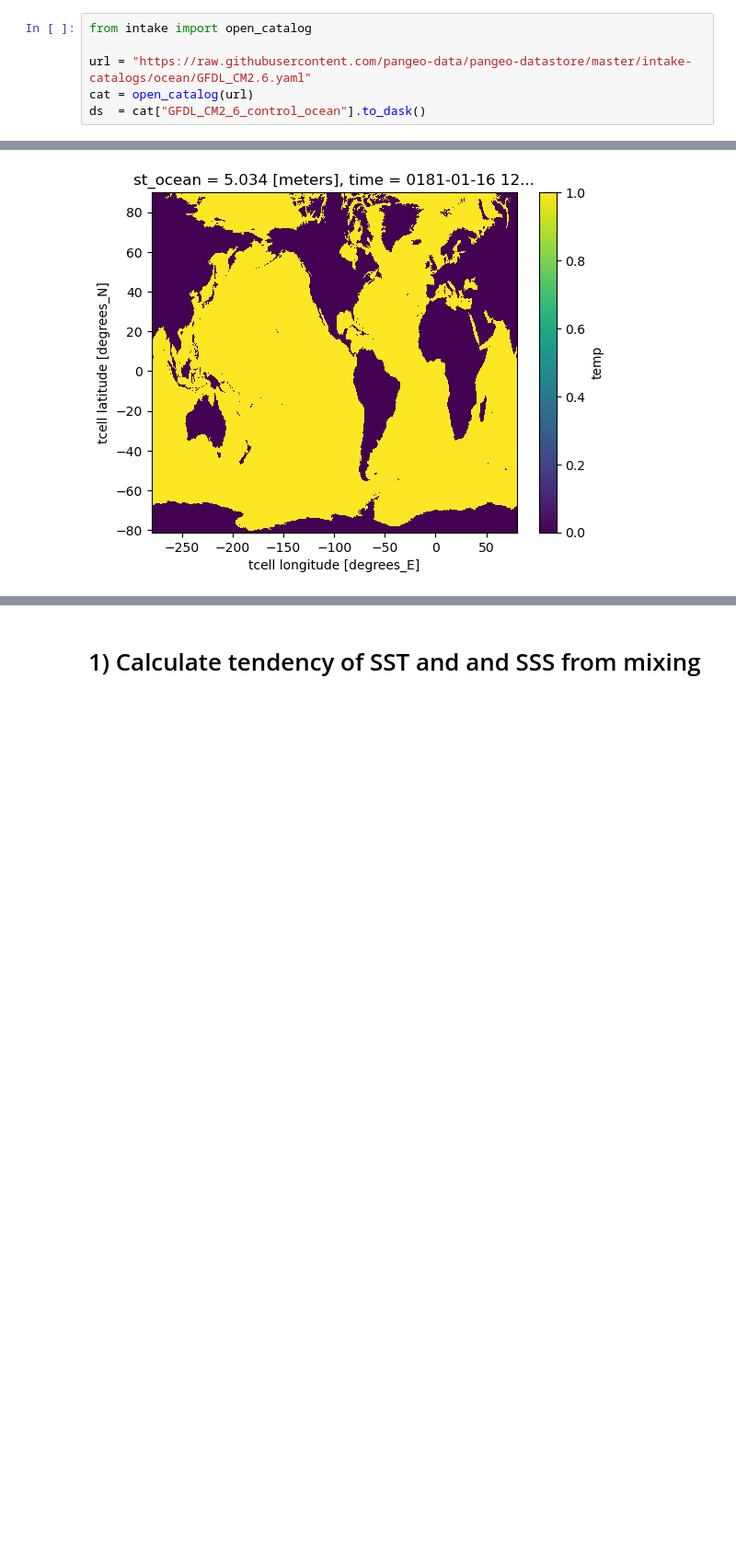
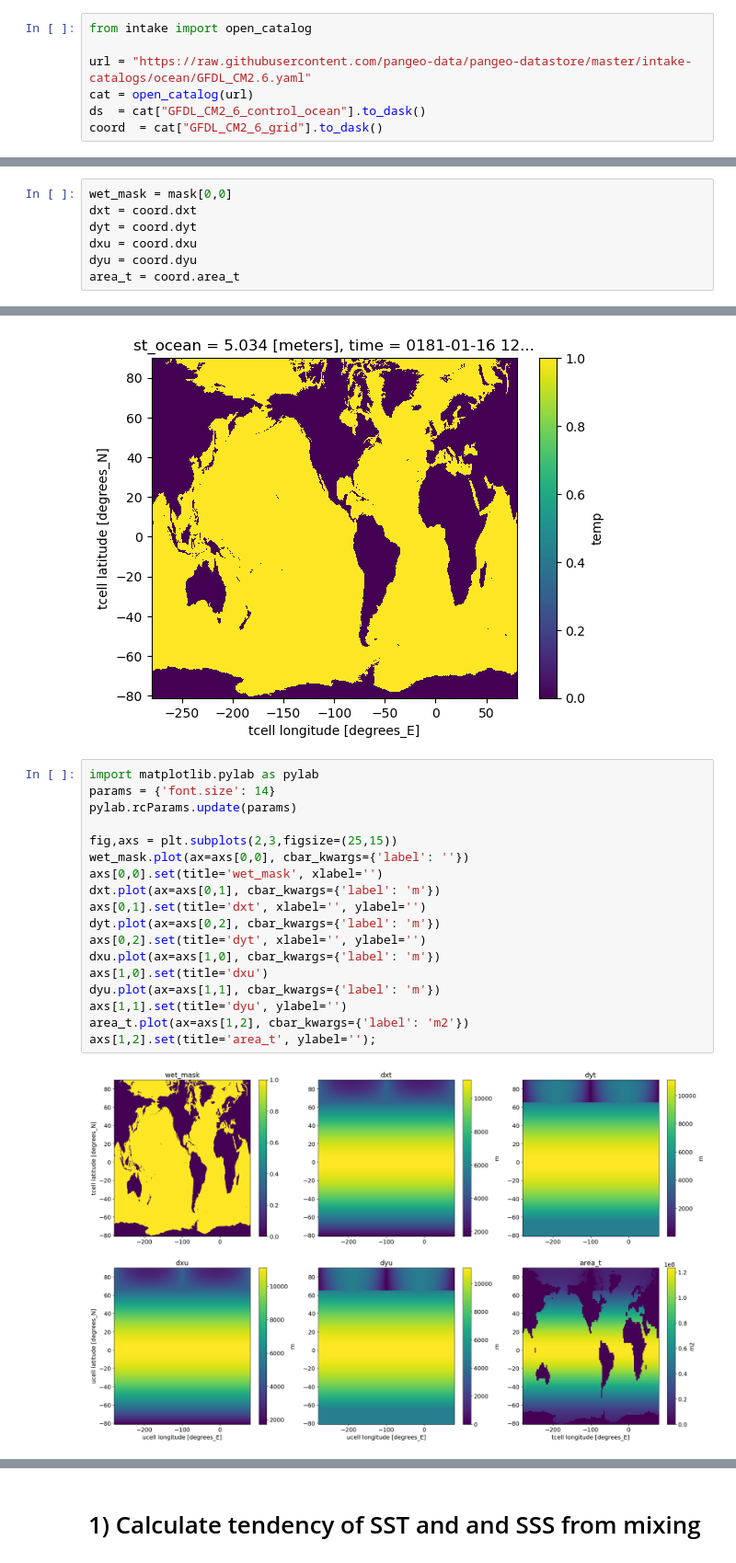
Before and after one commit to shanicetbailey/SST-gradients, a Jupyter notebook: CM2_6/1_calc_&_upload_tendencies.ipynb, the cells around one changed output, grey strips where cells are left out. Shown at 92% size. Cells and saved outputs as stored; diff of their text form; blank space fills up the shorter version.

```diff
--- a/CM2_6/1_calc_&_upload_tendencies.ipynb
+++ b/CM2_6/1_calc_&_upload_tendencies.ipynb
@@ -54,6 +54,7 @@ from intake import open_catalog
 url = "https://raw.githubusercontent.com/pangeo-data/pangeo-datastore/master/intake-catalogs/ocean/GFDL_CM2.6.yaml"
 cat = open_catalog(url)
 ds  = cat["GFDL_CM2_6_control_ocean"].to_dask()
+coord  = cat["GFDL_CM2_6_grid"].to_dask()
 # %%
 ds
 # %% [output]
@@ -108,3 +109,10 @@ area_t = ds.xt_ocean * ds.yt_ocean
+# %%
+wet_mask = mask[0,0]
+dxt = coord.dxt
+dyt = coord.dyt
+dxu = coord.dxu
+dyu = coord.dyu
+area_t = coord.area_t
 # %%
 hfacc[0,0].plot()
 # %% [output]
@@ -121,3 +129,23 @@ wet_mask.plot()
 # %% [output]
 <matplotlib.collections.QuadMesh at 0x...>
 [figure]
+# %%
+import matplotlib.pylab as pylab
+params = {'font.size': 14}
+pylab.rcParams.update(params)
+
+fig,axs = plt.subplots(2,3,figsize=(25,15))
+wet_mask.plot(ax=axs[0,0], cbar_kwargs={'label': ''})
+axs[0,0].set(title='wet_mask', xlabel='')
+dxt.plot(ax=axs[0,1], cbar_kwargs={'label': 'm'})
+axs[0,1].set(title='dxt', xlabel='', ylabel='')
+dyt.plot(ax=axs[0,2], cbar_kwargs={'label': 'm'})
+axs[0,2].set(title='dyt', xlabel='', ylabel='')
+dxu.plot(ax=axs[1,0], cbar_kwargs={'label': 'm'})
+axs[1,0].set(title='dxu')
+dyu.plot(ax=axs[1,1], cbar_kwargs={'label': 'm'})
+axs[1,1].set(title='dyu', ylabel='')
+area_t.plot(ax=axs[1,2], cbar_kwargs={'label': 'm2'})
+axs[1,2].set(title='area_t', ylabel='');
+# %% [output]
+[figure, added]
```
Also changed, not shown: parts of 13 cells of this notebook.
